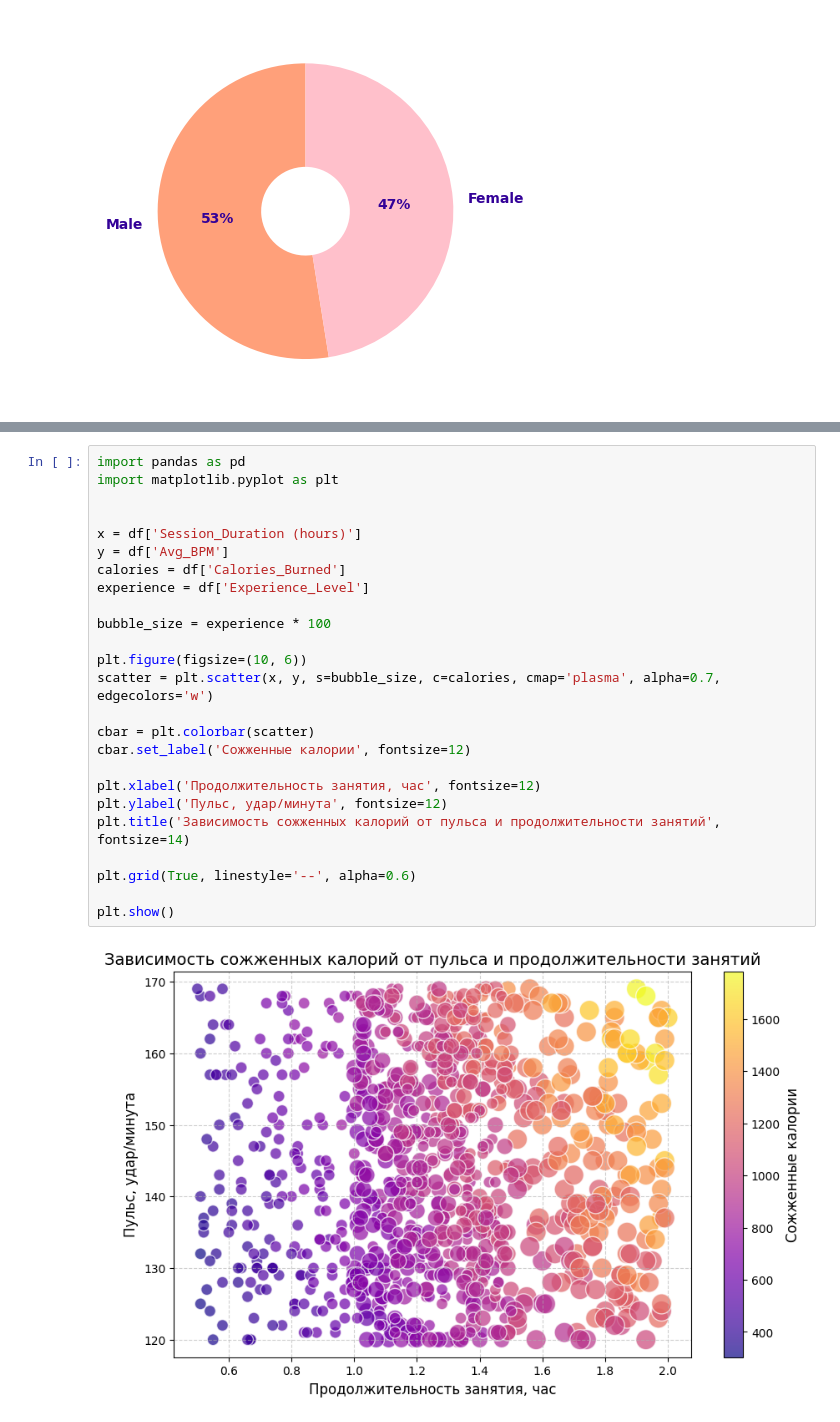
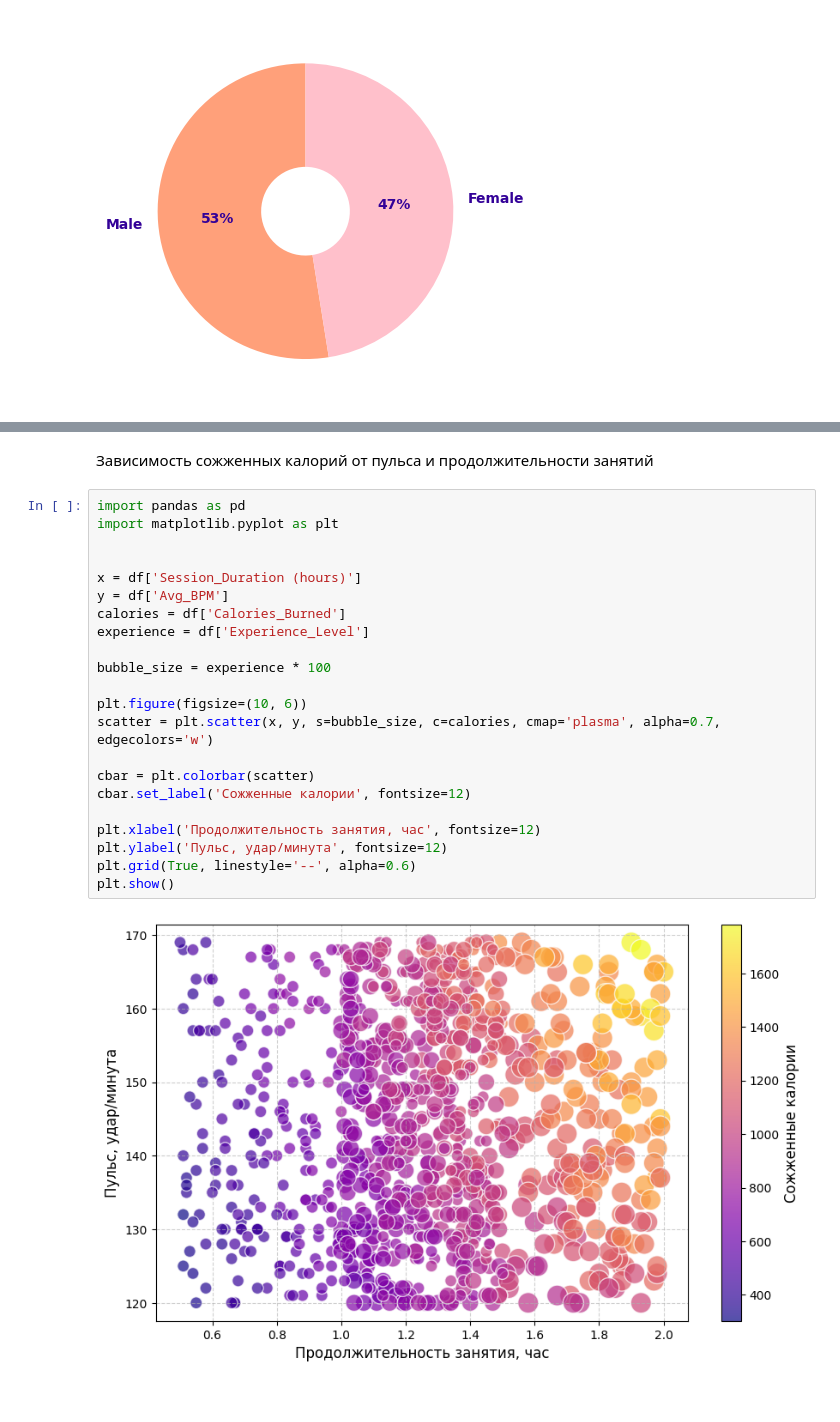
Before and after one commit to dariaivanow/Visualisation-project, a Jupyter notebook: GymMembersVisualisation.ipynb, the cells around one changed output, grey strips where cells are left out. Saved outputs shown, nothing was run; the diff lists cells and outputs as text.

```diff
--- a/GymMembersVisualisation.ipynb
+++ b/GymMembersVisualisation.ipynb
@@ -93,27 +78,26 @@ plt.show()
+# %% [markdown]
+Зависимость сожженных калорий от пульса и продолжительности занятий
 # %%
 import pandas as pd
 import matplotlib.pyplot as plt
 
 
 x = df['Session_Duration (hours)']
 y = df['Avg_BPM']
 calories = df['Calories_Burned']
 experience = df['Experience_Level']
 
 bubble_size = experience * 100
 
 plt.figure(figsize=(10, 6))
 scatter = plt.scatter(x, y, s=bubble_size, c=calories, cmap='plasma', alpha=0.7, edgecolors='w')
 
 cbar = plt.colorbar(scatter)
 cbar.set_label('Сожженные калории', fontsize=12)
 
 plt.xlabel('Продолжительность занятия, час', fontsize=12)
 plt.ylabel('Пульс, удар/минута', fontsize=12)
-plt.title('Зависимость сожженных калорий от пульса и продолжительности занятий', fontsize=14)
-
 plt.grid(True, linestyle='--', alpha=0.6)
-
 plt.show()
 # %% [output]
-[figure, old version]
+[figure, new version]
```
Also changed, not shown: parts of 15 cells of this notebook.
